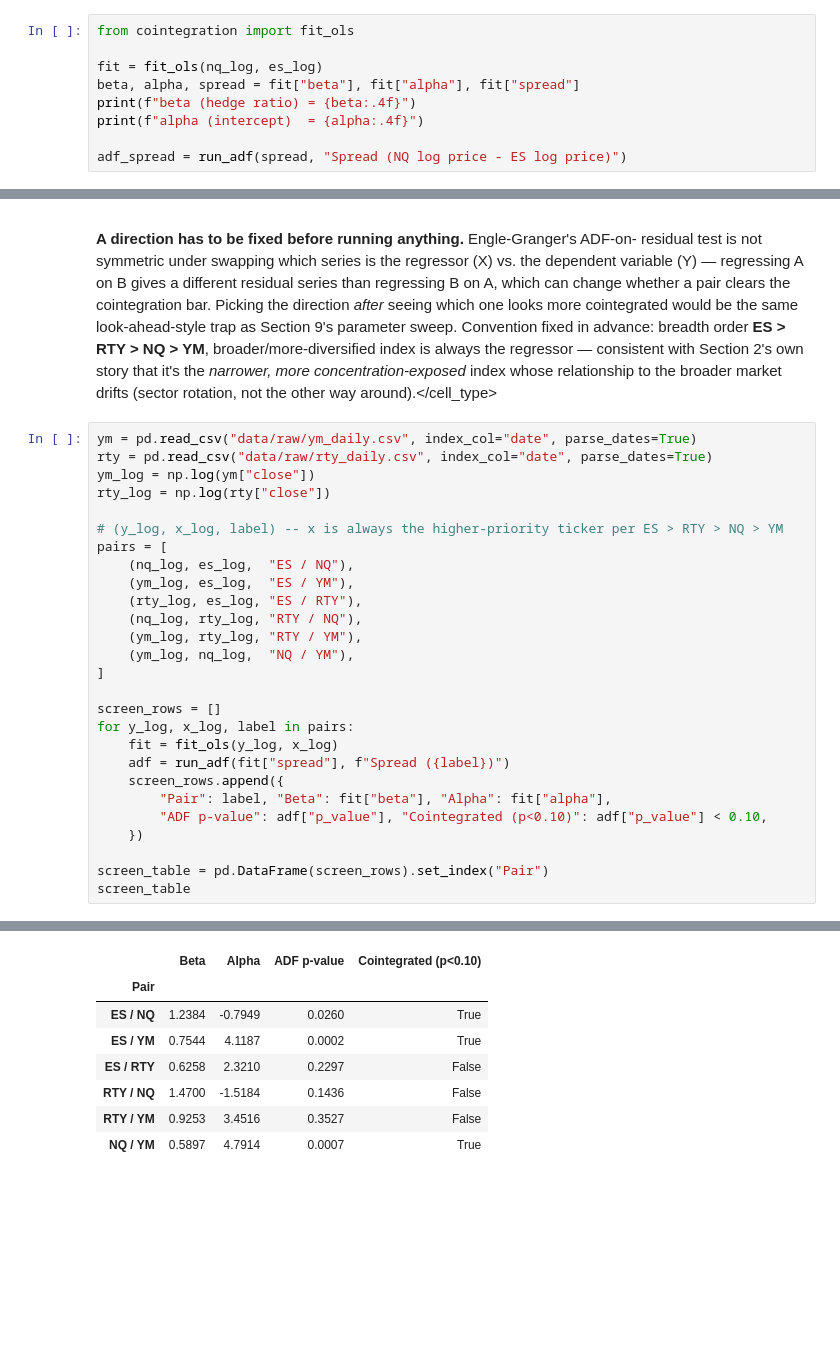
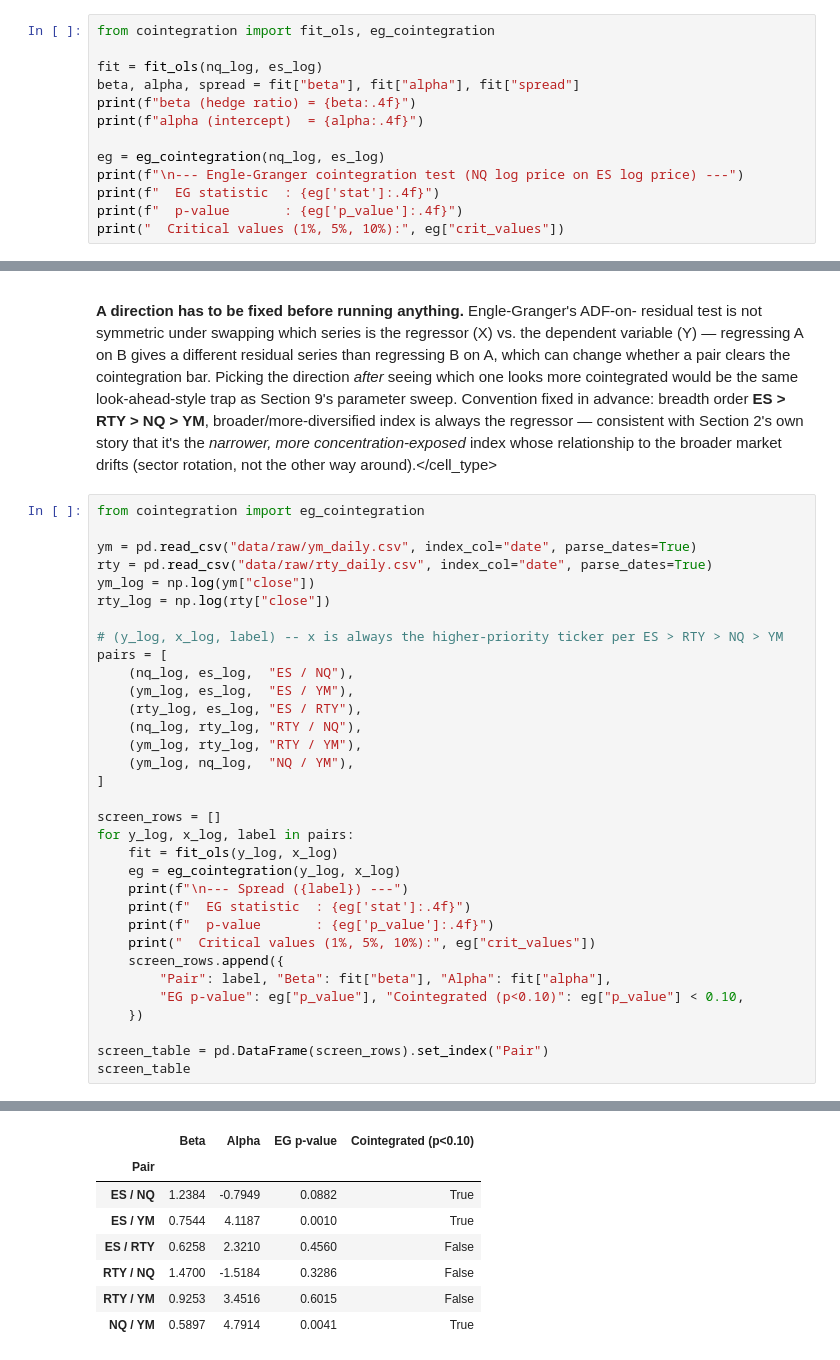
Before and after one commit to chiajialin/kalman-hedge-ratio-statarb, a Jupyter notebook: notebooks/pairs_trading_analysis.ipynb, the cells around one changed output, grey strips where cells are left out. Drawn from its saved outputs; the diff is of its cells as text; blank space fills up the shorter version.

```diff
--- a/notebooks/pairs_trading_analysis.ipynb
+++ b/notebooks/pairs_trading_analysis.ipynb
@@ -106,14 +120,18 @@ to be valid.
 If the residual spread is itself stationary, the two series are cointegrated: they
 share a stable long-run relationship even though each wanders individually.
 # %%
-from cointegration import fit_ols
+from cointegration import fit_ols, eg_cointegration
 
 fit = fit_ols(nq_log, es_log)
 beta, alpha, spread = fit["beta"], fit["alpha"], fit["spread"]
 print(f"beta (hedge ratio) = {beta:.4f}")
 print(f"alpha (intercept)  = {alpha:.4f}")
 
-adf_spread = run_adf(spread, "Spread (NQ log price - ES log price)")
+eg = eg_cointegration(nq_log, es_log)
+print(f"\n--- Engle-Granger cointegration test (NQ log price on ES log price) ---")
+print(f"  EG statistic  : {eg['stat']:.4f}")
+print(f"  p-value       : {eg['p_value']:.4f}")
+print("  Critical values (1%, 5%, 10%):", eg["crit_values"])
 # %% [output]
 beta (hedge ratio) = 1.2384
 alpha (intercept)  = -0.7949
@@ -522,6 +592,8 @@ always the regressor — consistent with Section 2's own story that it's the
 *narrower, more concentration-exposed* index whose relationship to the broader market
 drifts (sector rotation, not the other way around).</cell_type>
 # %%
+from cointegration import eg_cointegration
+
 ym = pd.read_csv("data/raw/ym_daily.csv", index_col="date", parse_dates=True)
 rty = pd.read_csv("data/raw/rty_daily.csv", index_col="date", parse_dates=True)
 ym_log = np.log(ym["close"])
@@ -540,10 +612,14 @@ pairs = [
 screen_rows = []
 for y_log, x_log, label in pairs:
     fit = fit_ols(y_log, x_log)
-    adf = run_adf(fit["spread"], f"Spread ({label})")
+    eg = eg_cointegration(y_log, x_log)
+    print(f"\n--- Spread ({label}) ---")
+    print(f"  EG statistic  : {eg['stat']:.4f}")
+    print(f"  p-value       : {eg['p_value']:.4f}")
+    print("  Critical values (1%, 5%, 10%):", eg["crit_values"])
     screen_rows.append({
         "Pair": label, "Beta": fit["beta"], "Alpha": fit["alpha"],
-        "ADF p-value": adf["p_value"], "Cointegrated (p<0.10)": adf["p_value"] < 0.10,
+        "EG p-value": eg["p_value"], "Cointegrated (p<0.10)": eg["p_value"] < 0.10,
     })
 
 screen_table = pd.DataFrame(screen_rows).set_index("Pair")
@@ -569,10 +645,10 @@ screen_table
-|  | Beta | Alpha | ADF p-value | Cointegrated (p<0.10) |
+|  | Beta | Alpha | EG p-value | Cointegrated (p<0.10) |
 | Pair |  |  |  |  |
-| ES / NQ | 1.2384 | -0.7949 | 0.0260 | True |
-| ES / YM | 0.7544 | 4.1187 | 0.0002 | True |
-| ES / RTY | 0.6258 | 2.3210 | 0.2297 | False |
-| RTY / NQ | 1.4700 | -1.5184 | 0.1436 | False |
-| RTY / YM | 0.9253 | 3.4516 | 0.3527 | False |
-| NQ / YM | 0.5897 | 4.7914 | 0.0007 | True |
+| ES / NQ | 1.2384 | -0.7949 | 0.0882 | True |
+| ES / YM | 0.7544 | 4.1187 | 0.0010 | True |
+| ES / RTY | 0.6258 | 2.3210 | 0.4560 | False |
+| RTY / NQ | 1.4700 | -1.5184 | 0.3286 | False |
+| RTY / YM | 0.9253 | 3.4516 | 0.6015 | False |
+| NQ / YM | 0.5897 | 4.7914 | 0.0041 | True |
 # %% [markdown]
 **Result: a clean, non-arbitrary split.** Every pair among {ES, NQ, YM} cointegrates
```
Also changed, not shown: parts of 26 cells of this notebook.
